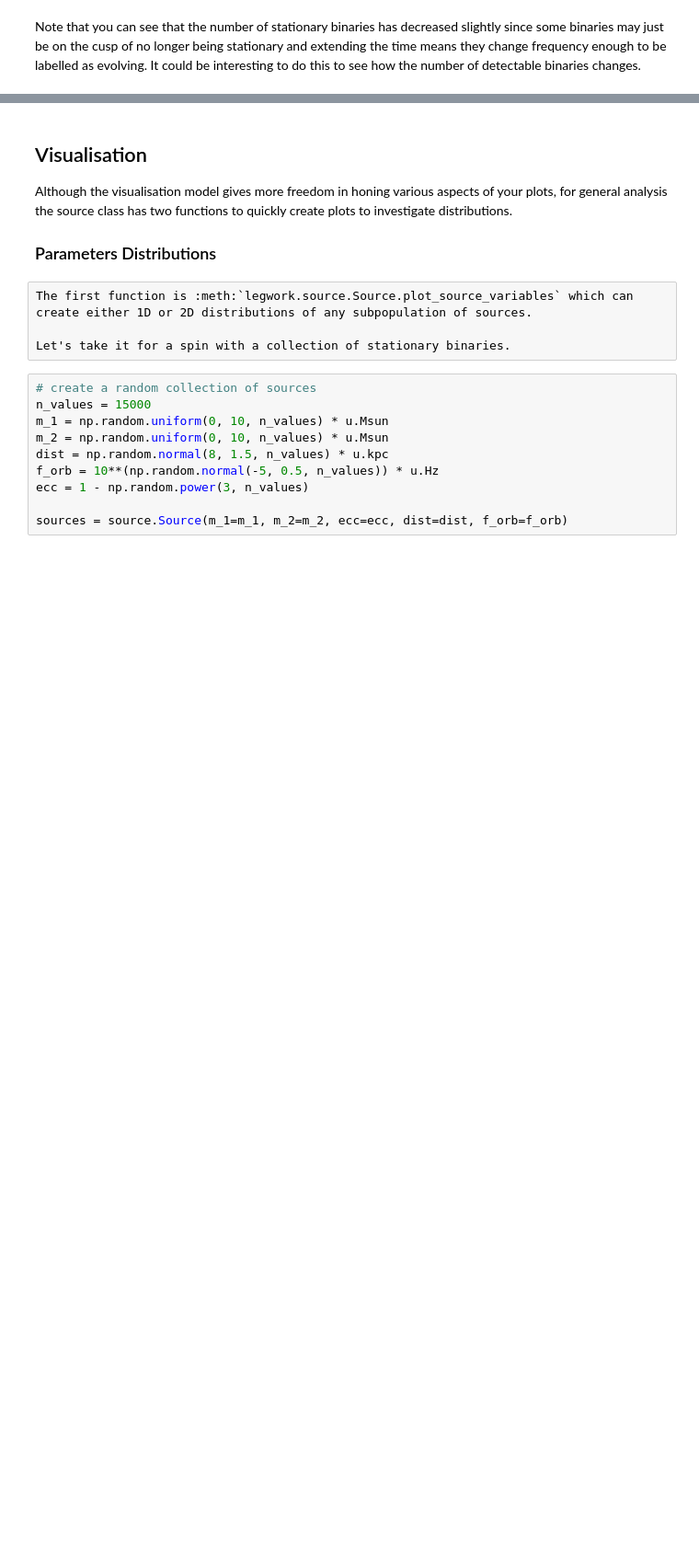
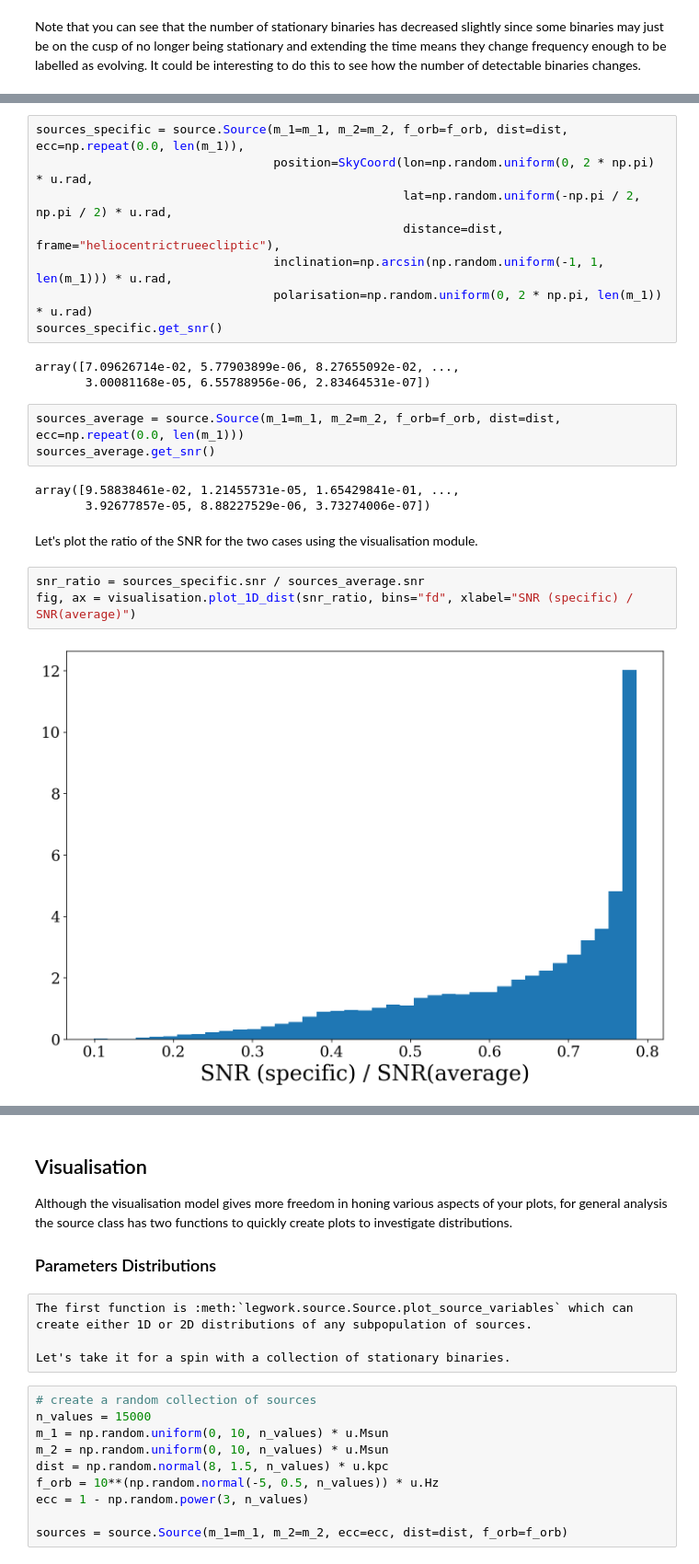
Before and after one commit to TeamLEGWORK/LEGWORK, a Jupyter notebook: docs/notebooks/Source.ipynb, the cells around one changed output, grey strips where cells are left out. Shown at 92% size. Drawn from its saved outputs; the diff is of its cells as text; blank space fills up the shorter version.

Commit message:
add position stuff to source tutorial

```diff
--- a/docs/notebooks/Source.ipynb
+++ b/docs/notebooks/Source.ipynb
@@ -268,0 +278,24 @@ Whilst extending to a 10 year mission gives 640
+# %%
+sources_specific = source.Source(m_1=m_1, m_2=m_2, f_orb=f_orb, dist=dist, ecc=np.repeat(0.0, len(m_1)),
+                                 position=SkyCoord(lon=np.random.uniform(0, 2 * np.pi) * u.rad,
+                                                   lat=np.random.uniform(-np.pi / 2, np.pi / 2) * u.rad,
+                                                   distance=dist, frame="heliocentrictrueecliptic"),
+                                 inclination=np.arcsin(np.random.uniform(-1, 1, len(m_1))) * u.rad,
+                                 polarisation=np.random.uniform(0, 2 * np.pi, len(m_1)) * u.rad)
+sources_specific.get_snr()
+# %% [output]
+array([7.09626714e-02, 5.77903899e-06, 8.27655092e-02, ...,
+       3.00081168e-05, 6.55788956e-06, 2.83464531e-07])
+# %%
+sources_average = source.Source(m_1=m_1, m_2=m_2, f_orb=f_orb, dist=dist, ecc=np.repeat(0.0, len(m_1)))
+sources_average.get_snr()
+# %% [output]
+array([9.58838461e-02, 1.21455731e-05, 1.65429841e-01, ...,
+       3.92677857e-05, 8.88227529e-06, 3.73274006e-07])
+# %% [markdown]
+Let's plot the ratio of the SNR for the two cases using the visualisation module.
+# %%
+snr_ratio = sources_specific.snr / sources_average.snr
+fig, ax = visualisation.plot_1D_dist(snr_ratio, bins="fd", xlabel="SNR (specific) / SNR(average)")
+# %% [output]
+[figure, added]
```
Also changed, not shown: parts of 16 cells of this notebook.
